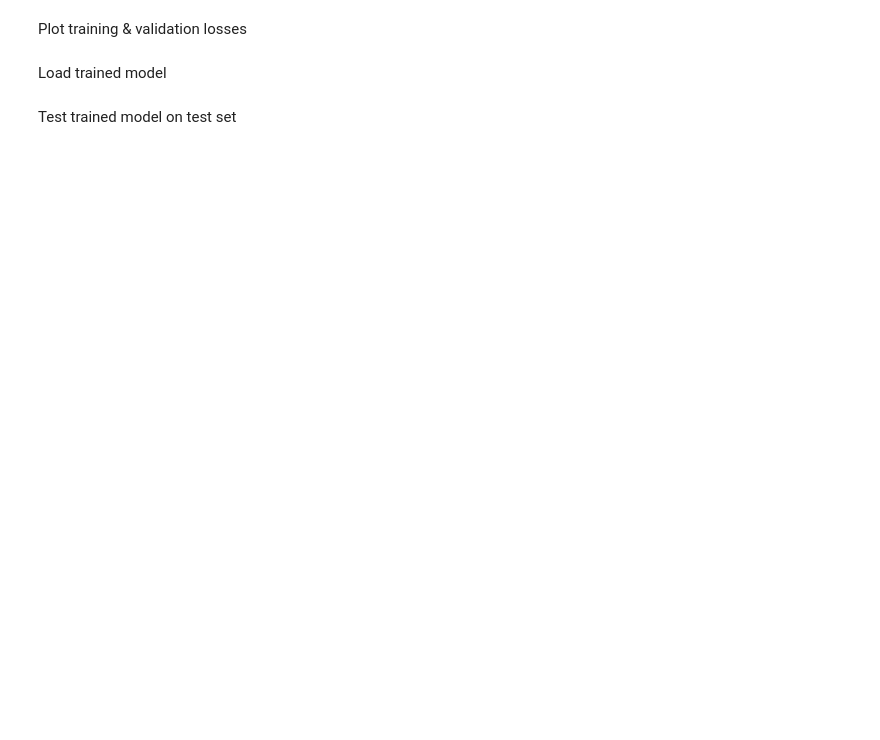
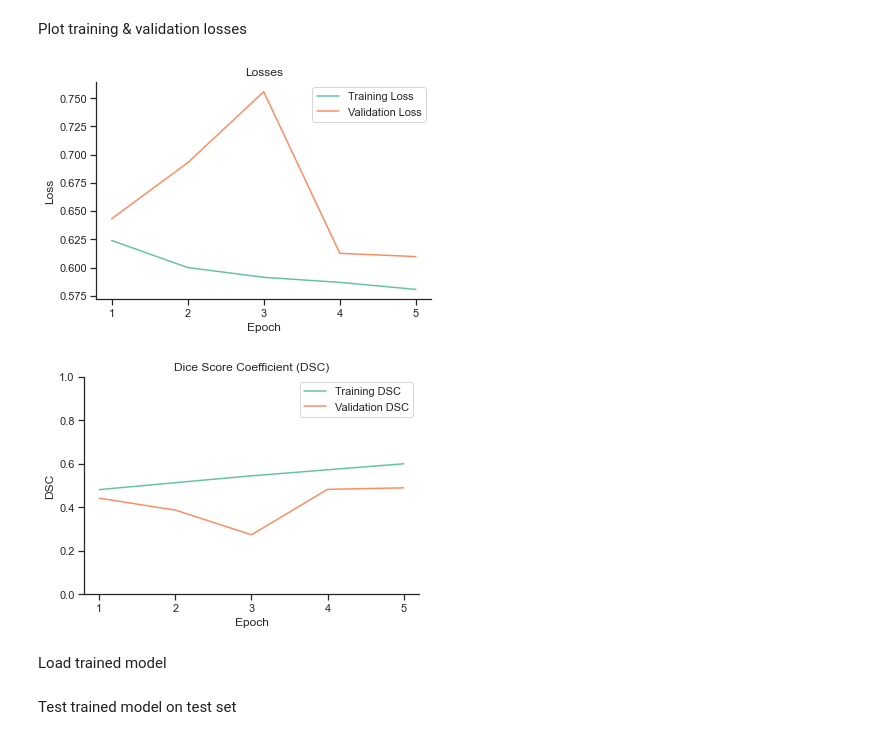
Before and after one commit to cherriec/AI-CT-Sinus, a Jupyter notebook: sampleseg.ipynb, the cells around one changed output. Saved outputs shown, nothing was run; the diff lists cells and outputs as text; code cells hidden in the pictures; blank space fills up the shorter version.

```diff
--- a/sampleseg.ipynb
+++ b/sampleseg.ipynb
@@ -54,13 +55,13 @@ for (image_path, label_path) in zip(image_paths, label_paths):
         img = tio.ScalarImage(image_path),
         label = tio.LabelMap(label_path),
     )
-    subjects.append(subject)
-#     subjects_full.append(subject)
-#     if i in [5,10,15,20,25,30,40,50,60,70]:
-#         subjects.append(subject)
-#     i+=1
-# dataset_full = tio.SubjectsDataset(subjects_full)
-# print('Dataset full size:', len(dataset_full), 'subjects')
+#     subjects.append(subject)
+    subjects_full.append(subject)
+    if i in [5,10,15,20,25,30,40,50,60,70]:
+        subjects.append(subject)
+    i+=1
+dataset_full = tio.SubjectsDataset(subjects_full)
+print('Dataset full size:', len(dataset_full), 'subjects')
 
 dataset = tio.SubjectsDataset(subjects)
 print('Dataset size:', len(dataset), 'subjects')
@@ -178,7 +180,7 @@ Build model
 # %%
 CHANNELS_DIMENSION = 1
 SPATIAL_DIMENSIONS = 2, 3, 4
-num_epochs = 3
+num_epochs = 5
 threshold = 0.5      # threshold for binary mask
 
 class Action(enum.Enum):
@@ -417,3 +441,36 @@ plt.ylabel('Dice Similarity Coefficient (DSC)')
+# %%
+sns.set(font_scale=1)
+sns.set_style("ticks")
+sns.set_palette(sns.color_palette("Set2"))
+
+plt.figure(0)
+plt.plot(range(1, len(train_losses) + 1), train_losses, label="Training Loss")
+plt.plot(range(1, len(train_losses) + 1), val_losses, label="Validation Loss")
+plt.xticks(range(1, len(train_losses) + 1))
+plt.legend()
+plt.title("Losses")
+plt.xlabel("Epoch")
+plt.ylabel("Loss")
+sns.despine()
+# plt.show()
+
+
+# plt.clf()
+plt.figure(1)
+plt.plot(range(1, len(train_losses) + 1), train_accs, label="Training DSC")
+plt.plot(range(1, len(train_losses) + 1), val_accs, label="Validation DSC")
+plt.xticks(range(1, len(train_accs) + 1))
+plt.ylim((0, 1))
+plt.legend()
+plt.title("Dice Score Coefficient (DSC)")
+plt.xlabel("Epoch")
+plt.ylabel("DSC")
+sns.despine()
+
+# plt.show()
+# %% [output]
+[figure, added]
+[figure, added]
 # %% [markdown]
 Load trained model
 # %%
```
Also changed, not shown: parts of 8 cells of this notebook.
